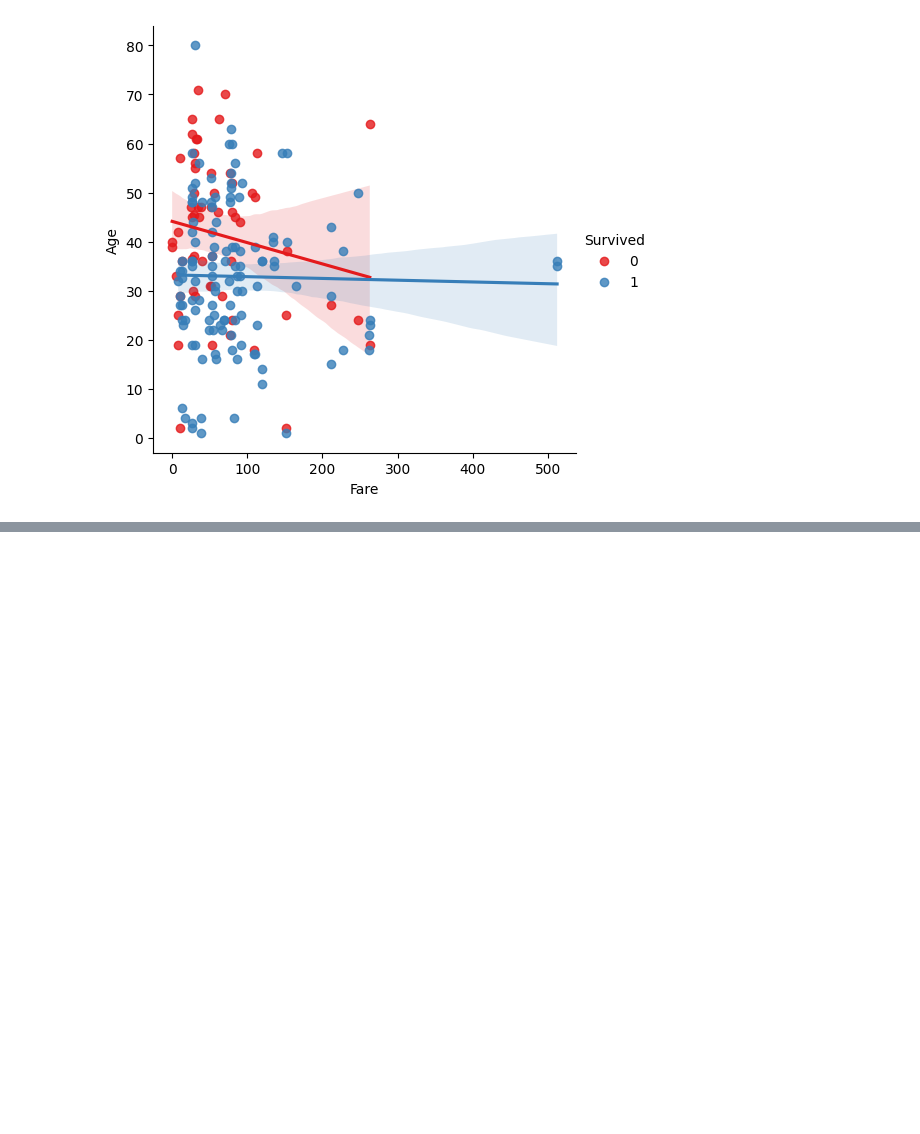
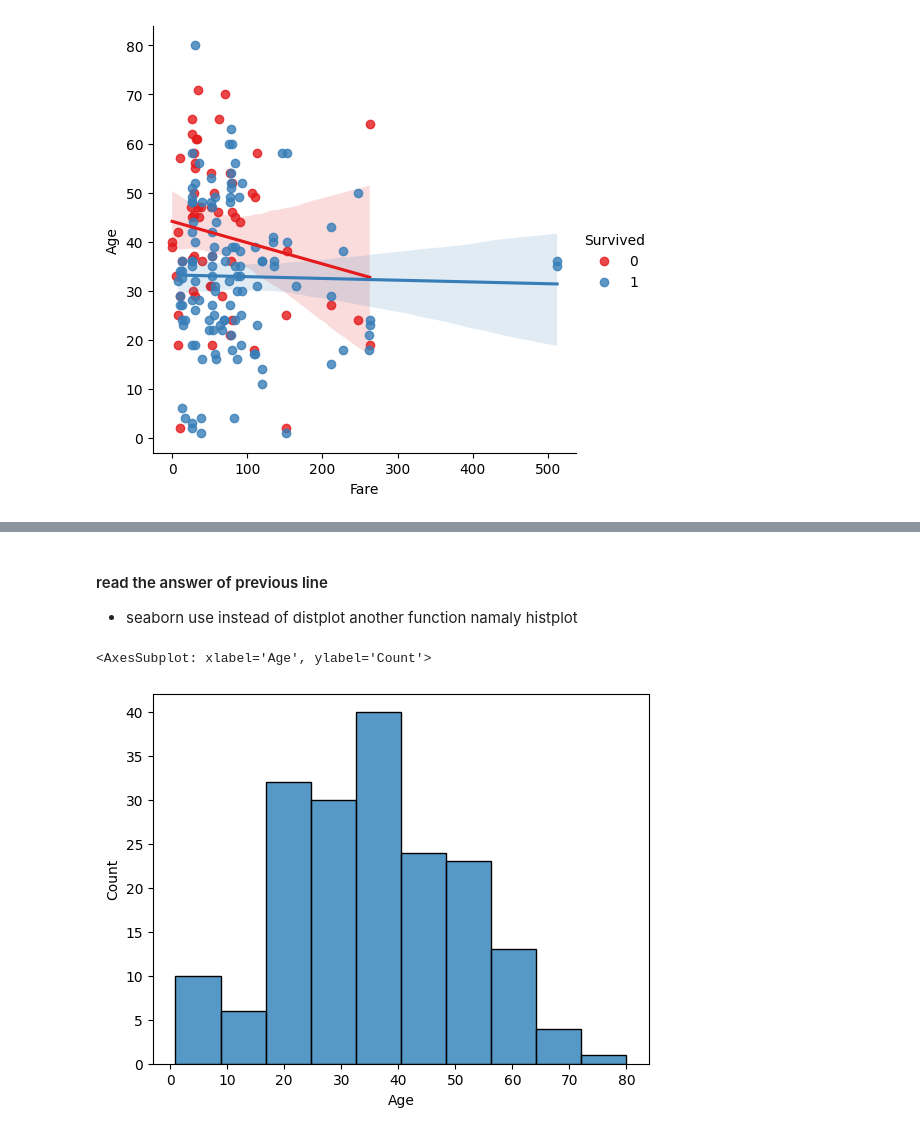
Before and after one commit to HasibullahAman/Data_Visulaization, a Jupyter notebook: Data_Visualization/Data_Visulization_Seborn.ipynb, the cells around one changed output, grey strips where cells are left out. Cells and saved outputs as stored; diff of their text form; code cells hidden in the pictures; blank space fills up the shorter version.

```diff
--- a/Data_Visualization/Data_Visulization_Seborn.ipynb
+++ b/Data_Visualization/Data_Visulization_Seborn.ipynb
@@ -199,0 +227,8 @@ palette="Set1")
+# %% [markdown]
+#### read the answer of previous line
+- seaborn use instead of distplot another function namaly histplot
+# %%
+sn.histplot(tot["Age"])
+# %% [output]
+<AxesSubplot: xlabel='Age', ylabel='Count'>
+[figure, added]
```
Also changed, not shown: parts of 10 cells of this notebook.
